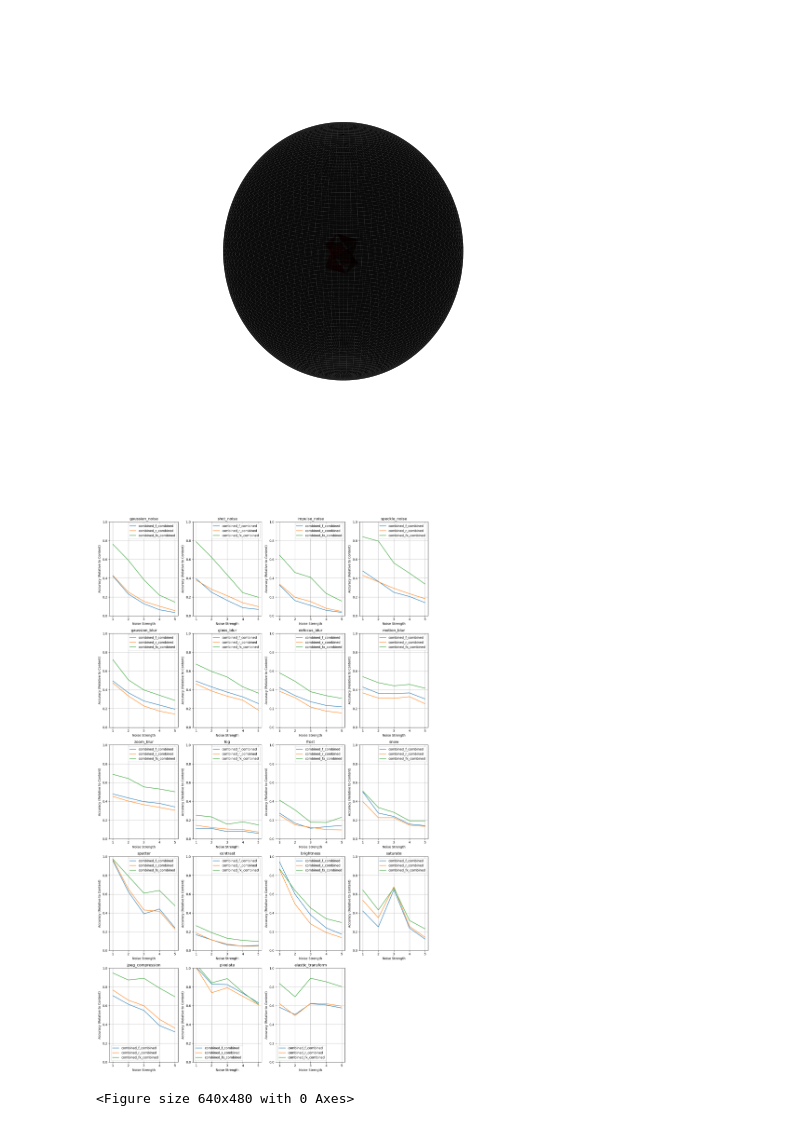
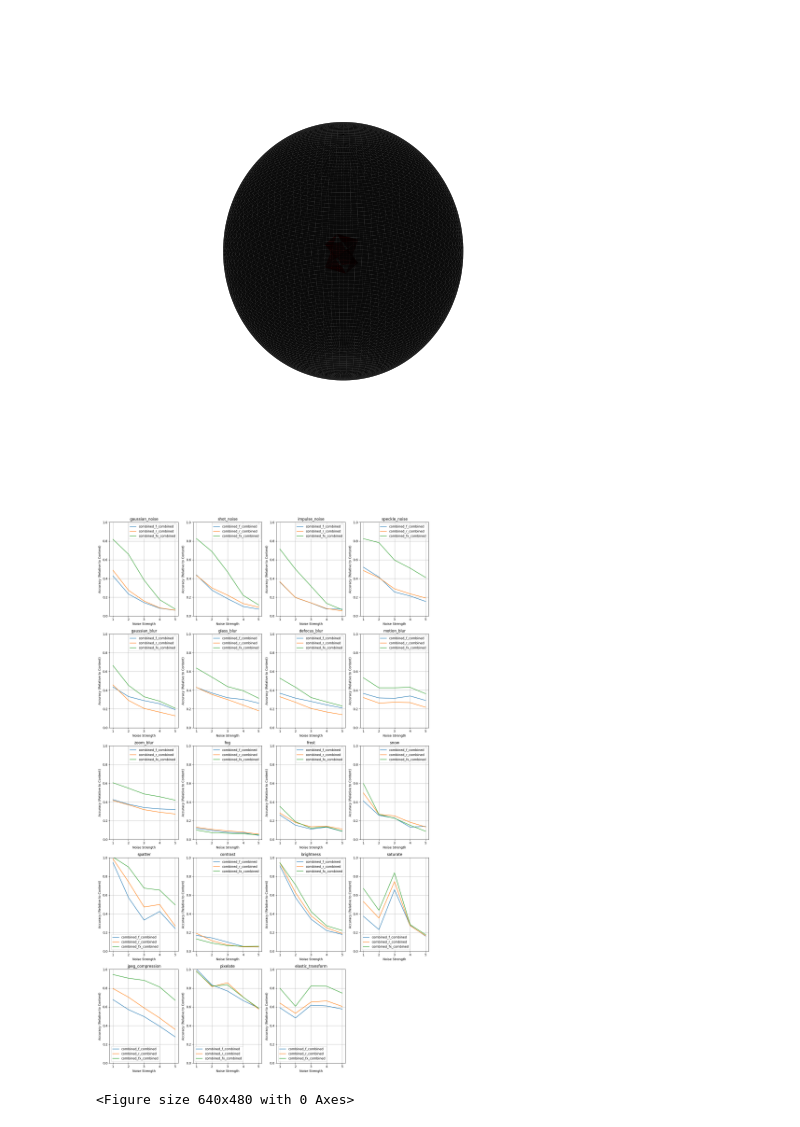
Before and after one commit to Beckinetic/viewpoint-robustness, a Jupyter notebook: notebooks/plot.ipynb, the cells around one changed output. Saved outputs shown, nothing was run; the diff lists cells and outputs as text; code cells hidden in the pictures.

```diff
--- a/notebooks/plot.ipynb
+++ b/notebooks/plot.ipynb
@@ -106,11 +106,11 @@ for epoch in epochs:
         # For each model folder, plot the relative accuracy
         for model_folder in model_folders:
             if model_folder == 'combined_f_combined':
-                viewpoint = 'r'
+                viewpoint = 'ood_f'
             elif model_folder == 'combined_r_combined':
-                viewpoint = 'r'
+                viewpoint = 'ood_r'
             elif model_folder == 'combined_fx_combined':
-                viewpoint = 'r'
+                viewpoint = 'ood_fx'
             log_model_epoch_folder = os.path.join(log_dir, model_folder, 'robustness', str(epoch), viewpoint)
             content_acc_path = os.path.join(log_model_epoch_folder, 'content_acc.pkl')
             with open(content_acc_path, 'rb') as f:
@@ -136,34 +136,34 @@ for epoch in epochs:
             # Plot the relative accuracy for the current model folder on the same axis
             ax.plot(severities, relative_accuracies, label=model_folder)
 
         # Customize the current subplot
         ax.set_title(distortion_type)
         ax.set_xlabel('Noise Strength')
         ax.set_ylabel('Accuracy (Relative to Content)')
         ax.set_ylim(0, 1)
         ax.grid(True)
         ax.legend()
 
     # Remove any unused subplots (if distortion types < num_rows * num_cols)
     for i in range(num_distortions, len(axes)):
         fig.delaxes(axes[i])
 
     # Adjust layout to prevent overlap
     plt.tight_layout()
 
     # Save the combined plot
     plot_save_folder = os.path.join(plot_dir, 'robustness')
     os.makedirs(plot_save_folder, exist_ok=True)
     plot_save_path = os.path.join(plot_save_folder, f'relative_accuracy_epoch_{epoch}.png')
     plt.savefig(plot_save_path)
 
     # Show the plot (if running in an interactive environment)
     plt.show()  # Uncomment this if you want to see the plot in an interactive environment
 
     # Clear the figure for the next plot
     plt.clf()
 # %% [output]
-[figure, old version]
+[figure, new version]
 <Figure size 640x480 with 0 Axes>
 # %%
 epochs = range(30, 31)
```
Also changed, not shown: parts of 1 cell of this notebook, 47 other files.
